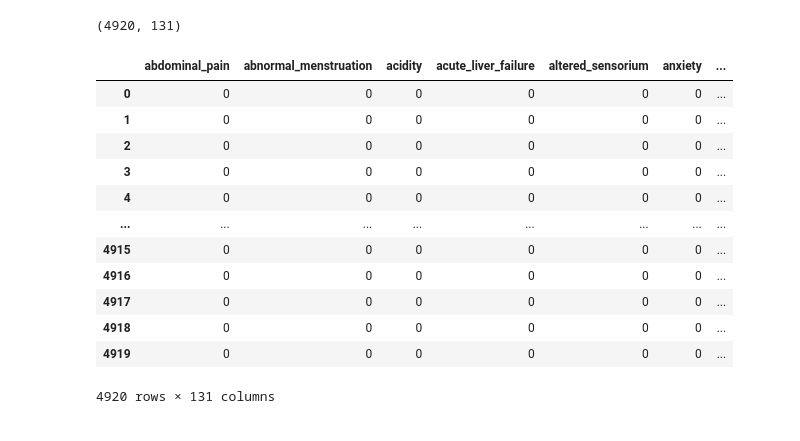
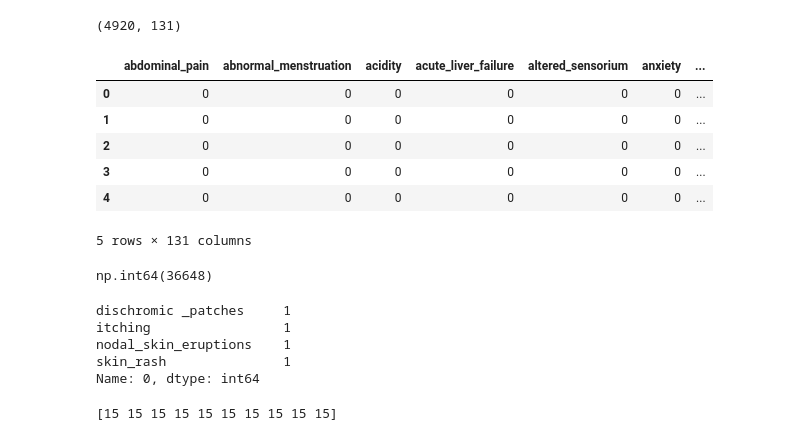
Before and after one commit to ayushpalse01012023-byte/Disease-Prediction-Assistant, a Jupyter notebook: Training/model.ipynb, the cells around one changed output. Cells and saved outputs as stored; diff of their text form; code cells hidden in the pictures.

Commit message:
encoded the target column

```diff
--- a/Training/model.ipynb
+++ b/Training/model.ipynb
@@ -267,18 +247,24 @@ for index, row in df.iterrows():
         if symptom != "No_symptom":
             X.at[index, symptom]= 1
 # %%
-X
+X.head()
 # %% [output]
 |  | abdominal_pain | abnormal_menstruation | acidity | acute_liver_failure | altered_sensorium | anxiety | ... |
 | 0 | 0 | 0 | 0 | 0 | 0 | 0 | ... |
 | 1 | 0 | 0 | 0 | 0 | 0 | 0 | ... |
 | 2 | 0 | 0 | 0 | 0 | 0 | 0 | ... |
 | 3 | 0 | 0 | 0 | 0 | 0 | 0 | ... |
 | 4 | 0 | 0 | 0 | 0 | 0 | 0 | ... |
-| ... | ... | ... | ... | ... | ... | ... | ... |
-| 4915 | 0 | 0 | 0 | 0 | 0 | 0 | ... |
-| 4916 | 0 | 0 | 0 | 0 | 0 | 0 | ... |
-| 4917 | 0 | 0 | 0 | 0 | 0 | 0 | ... |
-| 4918 | 0 | 0 | 0 | 0 | 0 | 0 | ... |
-| 4919 | 0 | 0 | 0 | 0 | 0 | 0 | ... |
-4920 rows × 131 columns
+5 rows × 131 columns
+# %%
+X.sum().sum()
+# %% [output]
+np.int64(36648)
+# %%
+X.iloc[0][X.iloc[0] ==1]
+# %% [output]
+dischromic _patches     1
+itching                 1
+nodal_skin_eruptions    1
+skin_rash               1
+Name: 0, dtype: int64
@@ -284,0 +274,4 @@ X
+# %%
+print(y[:10])
+# %% [output]
+[15 15 15 15 15 15 15 15 15 15]
```
Also changed, not shown: parts of 3 cells of this notebook.
